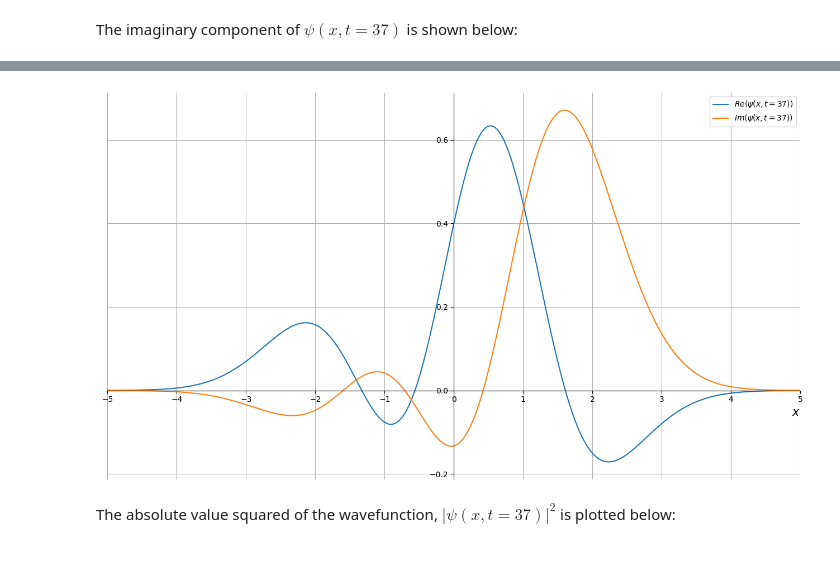
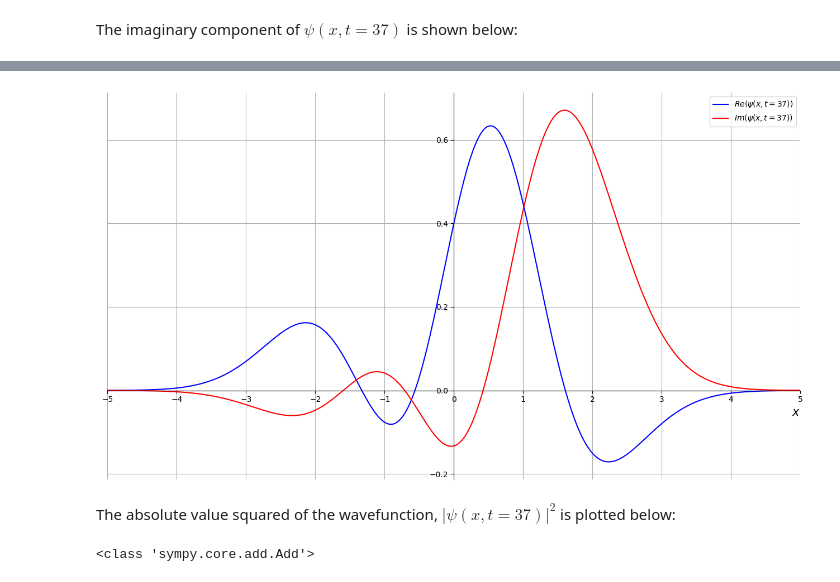
Before and after one commit to Rally0078/QHO, a Jupyter notebook: qho.ipynb, the cells around one changed output, grey strips where cells are left out. Saved outputs shown, nothing was run; the diff lists cells and outputs as text; code cells hidden in the pictures.

```diff
--- a/qho.ipynb
+++ b/qho.ipynb
@@ -101,20 +103,25 @@ plt.show()
 # %%
 fig, ax = plt.subplots(1,1, figsize=(16,9))
 ax.spines['top'].set_color('none')
 ax.spines['left'].set_position('zero')
 ax.spines['right'].set_color('none')
 ax.spines['bottom'].set_position('zero')
 plt.xlim(-5,5)
 
 ax.set_xlabel(r'$x$', fontsize=15, loc='right')
 ax.set_xticks(arange(-5, 5.5, 1))
 ax.grid(True)
-ax.plot(x_var, psi_re, label=r'$Re(\psi(x, t=37))$')
-ax.plot(x_var, psi_im, label=r'$Im(\psi(x, t=37))$')
+ax.plot(x_var, psi_re, label=r'$Re(\psi(x, t=37))$', color='blue')
+ax.plot(x_var, psi_im, label=r'$Im(\psi(x, t=37))$',color='red')
 ax.legend()
+plt.savefig('both.jpeg',bbox_inches='tight')
 
 plt.show()
 # %% [output]
-[figure, old version]
+[figure, new version]
 # %% [markdown]
 The absolute value squared of the wavefunction, $|\psi(x, t=37)|^2$ is plotted below:
+# %%
+print(type(psi))
+# %% [output]
+<class 'sympy.core.add.Add'>
```
Also changed, not shown: parts of 2 cells of this notebook, 1 other file.
